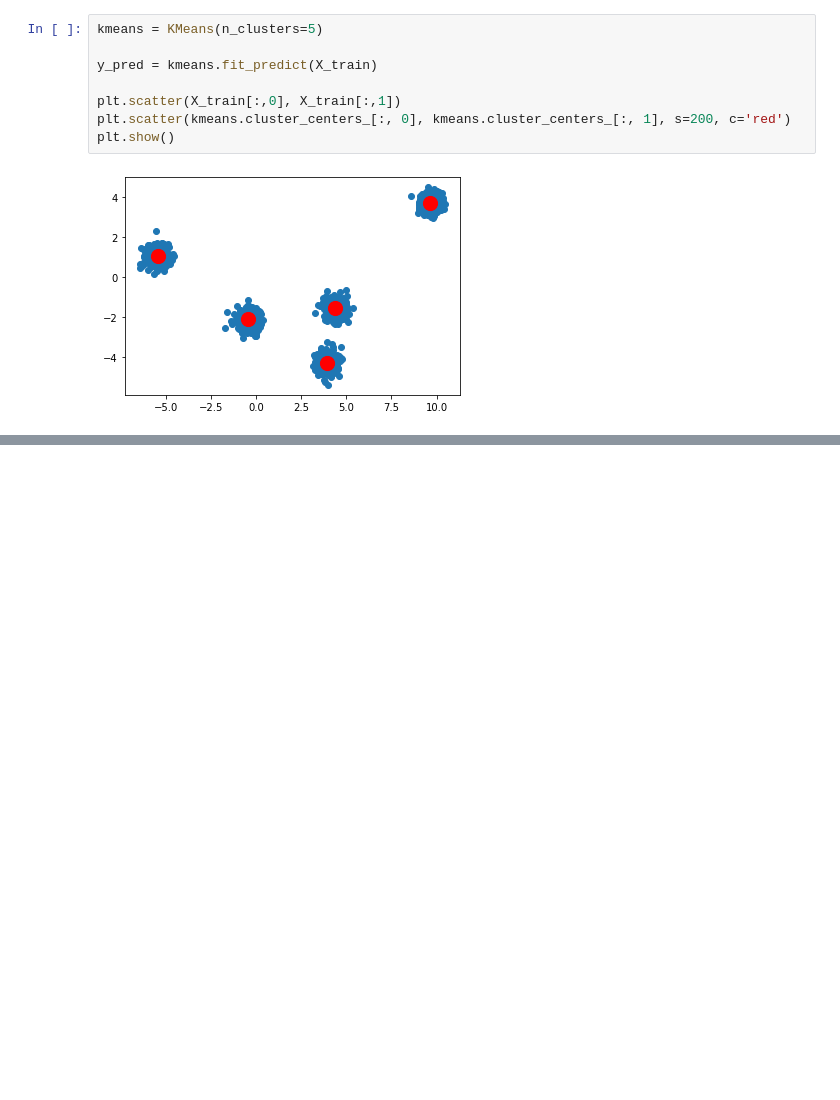
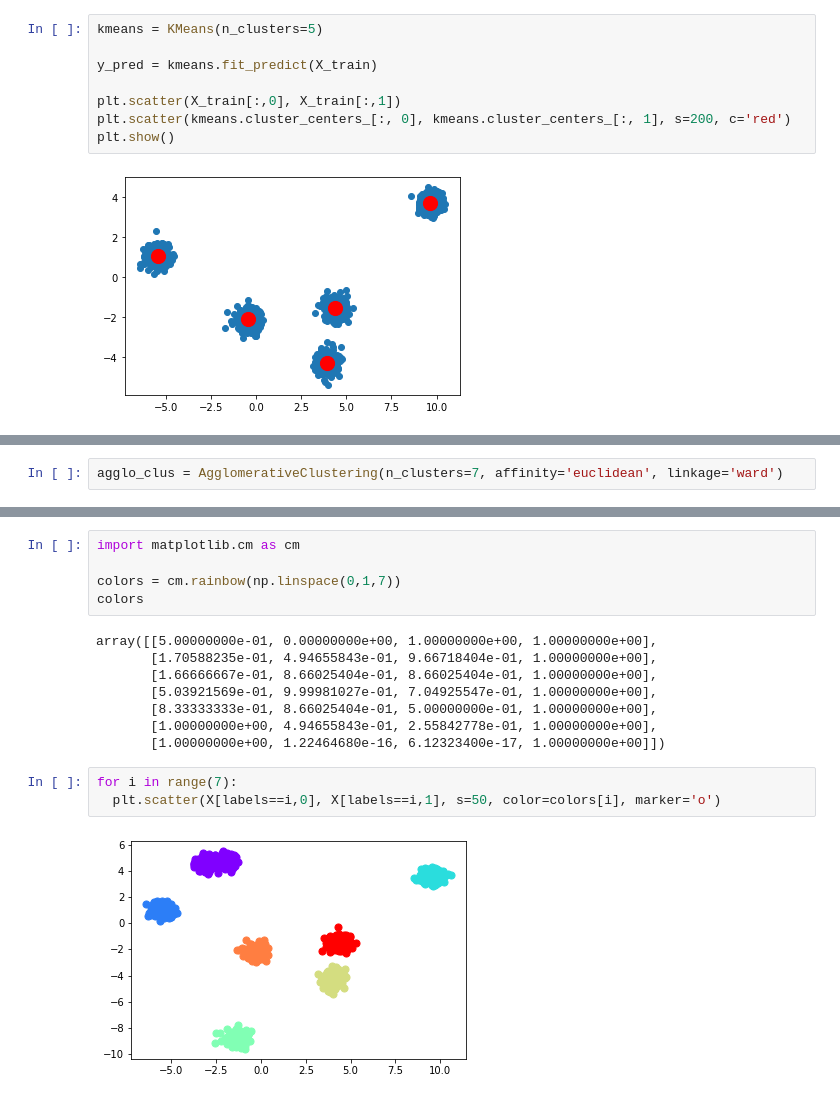
Before and after one commit to Ranjankraj/Public, a Jupyter notebook: ML_L9.ipynb, the cells around one changed output, grey strips where cells are left out. Cells and saved outputs as stored; diff of their text form; blank space fills up the shorter version.

```diff
--- a/ML_L9.ipynb
+++ b/ML_L9.ipynb
@@ -84,0 +104,2 @@ plt.show()
+# %%
+agglo_clus = AgglomerativeClustering(n_clusters=7, affinity='euclidean', linkage='ward')
@@ -84,0 +114,18 @@ plt.show()
+# %%
+import matplotlib.cm as cm
+
+colors = cm.rainbow(np.linspace(0,1,7))
+colors
+# %% [output]
+array([[5.00000000e-01, 0.00000000e+00, 1.00000000e+00, 1.00000000e+00],
+       [1.70588235e-01, 4.94655843e-01, 9.66718404e-01, 1.00000000e+00],
+       [1.66666667e-01, 8.66025404e-01, 8.66025404e-01, 1.00000000e+00],
+       [5.03921569e-01, 9.99981027e-01, 7.04925547e-01, 1.00000000e+00],
+       [8.33333333e-01, 8.66025404e-01, 5.00000000e-01, 1.00000000e+00],
+       [1.00000000e+00, 4.94655843e-01, 2.55842778e-01, 1.00000000e+00],
+       [1.00000000e+00, 1.22464680e-16, 6.12323400e-17, 1.00000000e+00]])
+# %%
+for i in range(7):
+  plt.scatter(X[labels==i,0], X[labels==i,1], s=50, color=colors[i], marker='o')
+# %% [output]
+[figure, added]
```
Also changed, not shown: parts of 9 cells of this notebook.
